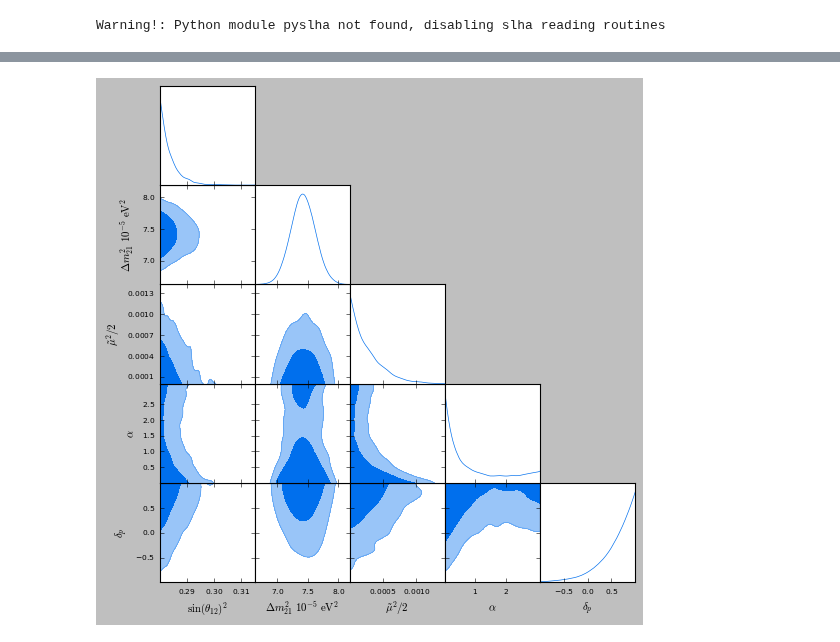
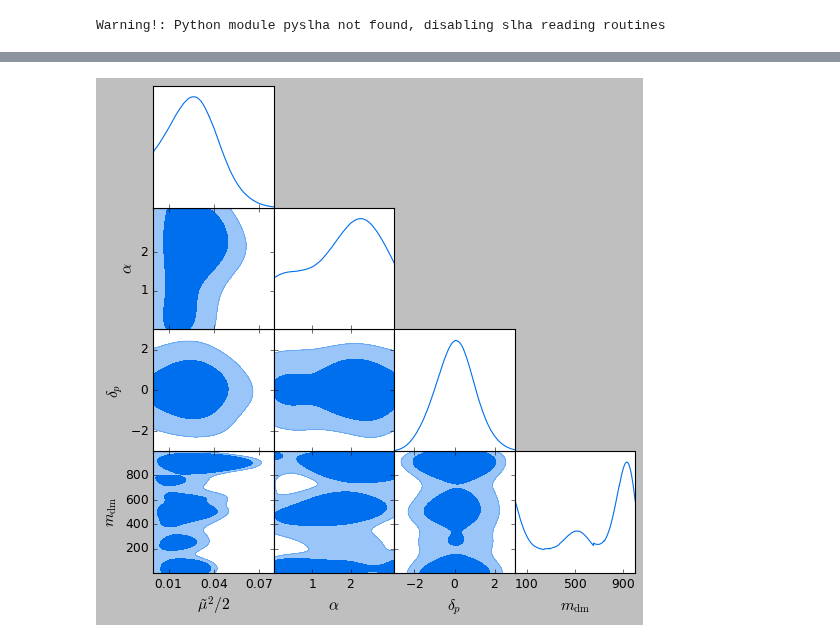
Before and after one commit to SaeedAnsarifard/NeuMod, a Jupyter notebook: Tutorial_MCMC.ipynb, the cells around one changed output, grey strips where cells are left out. Drawn from its saved outputs; the diff is of its cells as text; code cells hidden in the pictures.

```diff
--- a/Tutorial_MCMC.ipynb
+++ b/Tutorial_MCMC.ipynb
@@ -138,7 +138,7 @@ info = {"likelihood": {"Chi2": LogLikelihood},
 
 
 # Path to your Cobaya output folder (replace with your actual path)
-output_folder = "output/run_info"
+output_folder = "output5_2/run_info"
 
 # Load the MCMC samples
 samples = loadMCSamples(output_folder)
@@ -157,14 +157,14 @@ samples = loadMCSamples(output_folder)
 
 
 
-param_names = samples.getParamNames().names
-for p in param_names:
-    if p.name == "mu2":
-        p.label = r"\tilde{\mu}^2/2 "
+# param_names = samples.getParamNames().names
+# for p in param_names:
+#     if p.name == "mu2":
+#         p.label = r"\tilde{\mu}^2/2 "
 
 gdplot = gdplt.get_subplot_plotter(width_inch=7)
 
-# gdplot.settings.scaling = False
+gdplot.settings.scaling = False
 # gdplot.triangle_plot(samples, ["sint12","m12","mu2", "alpha", "delta_p"], filled=True,
 #                      param_limits={'t12': (0.28, 0.36),
 #                                    'm12': (7, 8),
@@ -173,7 +173,7 @@ gdplot = gdplt.get_subplot_plotter(width_inch=7)
 #                                   },lw=2)
 
 
-gdplot.triangle_plot(samples, ["sint12","m12", "mu2", "alpha", "delta_p"], filled=True,lw=2)
+gdplot.triangle_plot(samples, ["mu2", "alpha", "delta_p", "mdm"], filled=True,lw=2)
 
 # gdplot.export('./bayes_1_nopriors.pdf')
 # %% [output]
@@ -180 +182 @@ gdplot.triangle_plot(samples, ["sint12","m12", "mu2", "alpha", "delta_p"], fille
-[figure, old version]
+[figure, new version]
```
Also changed, not shown: parts of 3 cells of this notebook, 22 other files.
